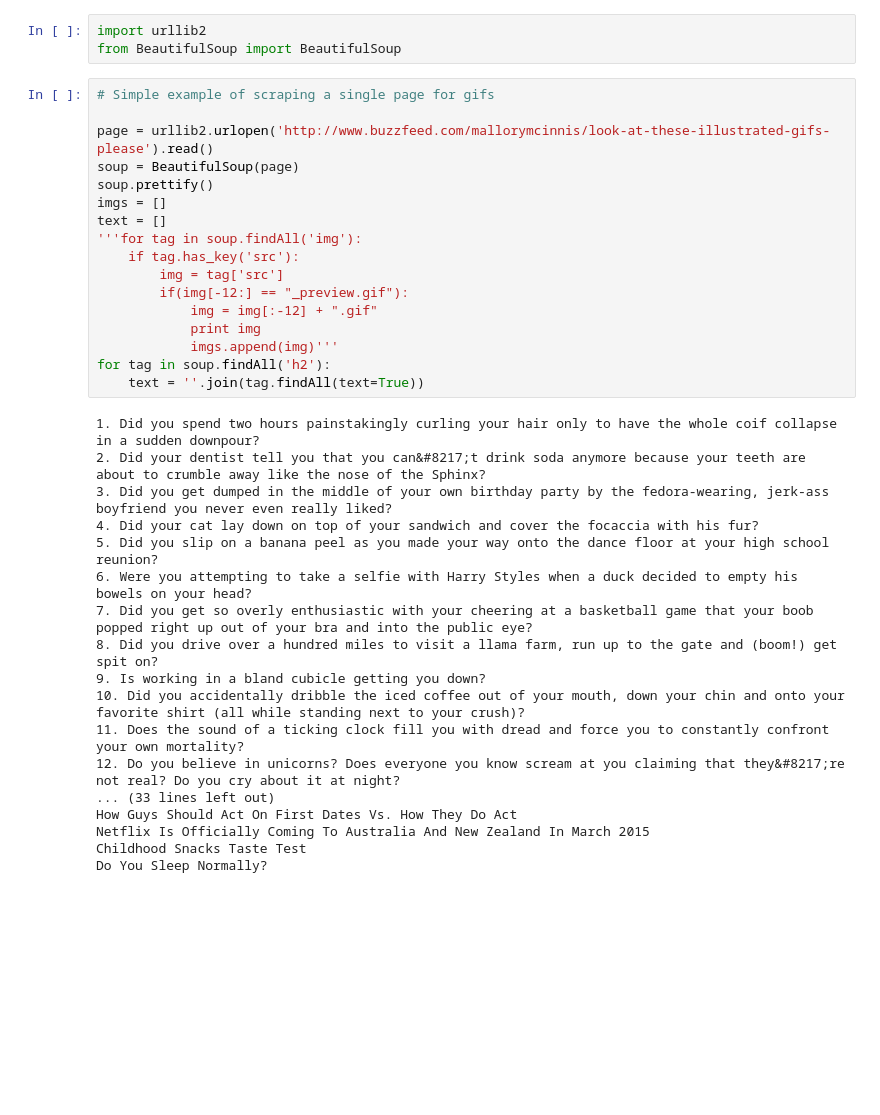
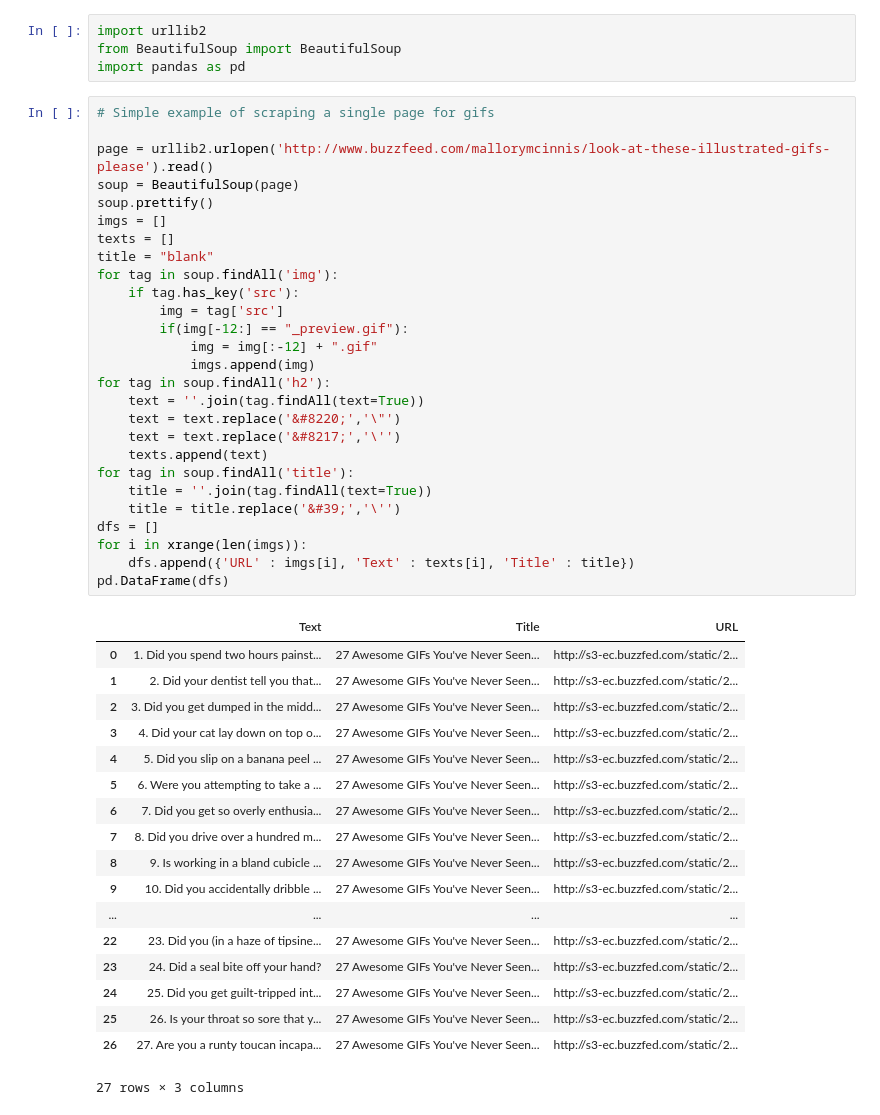
Before and after one commit to vedtopkar/LOLNLP, a Jupyter notebook: gifscraping.ipynb, the cells around one changed output. Drawn from its saved outputs; the diff is of its cells as text; blank space fills up the shorter version.

```diff
--- a/gifscraping.ipynb
+++ b/gifscraping.ipynb
@@ -1,38 +1,50 @@
 # %%
 import urllib2
 from BeautifulSoup import BeautifulSoup
+import pandas as pd
 # %%
 # Simple example of scraping a single page for gifs
 
 page = urllib2.urlopen('http://www.buzzfeed.com/mallorymcinnis/look-at-these-illustrated-gifs-please').read()
 soup = BeautifulSoup(page)
 soup.prettify()
 imgs = []
-text = []
-'''for tag in soup.findAll('img'):
+texts = []
+title = "blank"
+for tag in soup.findAll('img'):
     if tag.has_key('src'):
         img = tag['src']
         if(img[-12:] == "_preview.gif"):
             img = img[:-12] + ".gif"
-            print img
-            imgs.append(img)'''
+            imgs.append(img)
 for tag in soup.findAll('h2'):
     text = ''.join(tag.findAll(text=True))
+    text = text.replace('&#8220;','\"')
+    text = text.replace('&#8217;','\'')
+    texts.append(text)
+for tag in soup.findAll('title'):
+    title = ''.join(tag.findAll(text=True))
+    title = title.replace('&#39;','\'')
+dfs = []
+for i in xrange(len(imgs)):
+    dfs.append({'URL' : imgs[i], 'Text' : texts[i], 'Title' : title})
+pd.DataFrame(dfs)
 # %% [output]
+|  | Text | Title | URL |
+| 0 | 1. Did you spend two hours painst... | 27 Awesome GIFs You've Never Seen... | http://s3-ec.buzzfed.com/static/2... |
+| 1 | 2. Did your dentist tell you that... | 27 Awesome GIFs You've Never Seen... | http://s3-ec.buzzfed.com/static/2... |
+| 2 | 3. Did you get dumped in the midd... | 27 Awesome GIFs You've Never Seen... | http://s3-ec.buzzfed.com/static/2... |
+| 3 | 4. Did your cat lay down on top o... | 27 Awesome GIFs You've Never Seen... | http://s3-ec.buzzfed.com/static/2... |
+| 4 | 5. Did you slip on a banana peel ... | 27 Awesome GIFs You've Never Seen... | http://s3-ec.buzzfed.com/static/2... |
+| 5 | 6. Were you attempting to take a ... | 27 Awesome GIFs You've Never Seen... | http://s3-ec.buzzfed.com/static/2... |
+| 6 | 7. Did you get so overly enthusia... | 27 Awesome GIFs You've Never Seen... | http://s3-ec.buzzfed.com/static/2... |
+| 7 | 8. Did you drive over a hundred m... | 27 Awesome GIFs You've Never Seen... | http://s3-ec.buzzfed.com/static/2... |
+| 8 | 9. Is working in a bland cubicle ... | 27 Awesome GIFs You've Never Seen... | http://s3-ec.buzzfed.com/static/2... |
+| 9 | 10. Did you accidentally dribble ... | 27 Awesome GIFs You've Never Seen... | http://s3-ec.buzzfed.com/static/2... |
+| ... | ... | ... | ... |
+| 22 | 23. Did you (in a haze of tipsine... | 27 Awesome GIFs You've Never Seen... | http://s3-ec.buzzfed.com/static/2... |
+| 23 | 24. Did a seal bite off your hand? | 27 Awesome GIFs You've Never Seen... | http://s3-ec.buzzfed.com/static/2... |
+| 24 | 25. Did you get guilt-tripped int... | 27 Awesome GIFs You've Never Seen... | http://s3-ec.buzzfed.com/static/2... |
+| 25 | 26. Is your throat so sore that y... | 27 Awesome GIFs You've Never Seen... | http://s3-ec.buzzfed.com/static/2... |
+| 26 | 27. Are you a runty toucan incapa... | 27 Awesome GIFs You've Never Seen... | http://s3-ec.buzzfed.com/static/2... |
-1. Did you spend two hours painstakingly curling your hair only to have the whole coif collapse in a sudden downpour?
-2. Did your dentist tell you that you can&#8217;t drink soda anymore because your teeth are about to crumble away like the nose of the Sphinx?
-3. Did you get dumped in the middle of your own birthday party by the fedora-wearing, jerk-ass boyfriend you never even really liked?
-4. Did your cat lay down on top of your sandwich and cover the focaccia with his fur?
-5. Did you slip on a banana peel as you made your way onto the dance floor at your high school reunion?
-6. Were you attempting to take a selfie with Harry Styles when a duck decided to empty his bowels on your head?
-7. Did you get so overly enthusiastic with your cheering at a basketball game that your boob popped right up out of your bra and into the public eye?
-8. Did you drive over a hundred miles to visit a llama farm, run up to the gate and (boom!) get spit on?
-9. Is working in a bland cubicle getting you down?
-10. Did you accidentally dribble the iced coffee out of your mouth, down your chin and onto your favorite shirt (all while standing next to your crush)?
-11. Does the sound of a ticking clock fill you with dread and force you to constantly confront your own mortality?
-12. Do you believe in unicorns? Does everyone you know scream at you claiming that they&#8217;re not real? Do you cry about it at night?
-... (33 lines left out)
-How Guys Should Act On First Dates Vs. How They Do Act
-Netflix Is Officially Coming To Australia And New Zealand In March 2015
-Childhood Snacks Taste Test
-Do You Sleep Normally?
+27 rows × 3 columns
```
Also changed, not shown: parts of 4 cells of this notebook, 1 other file.
